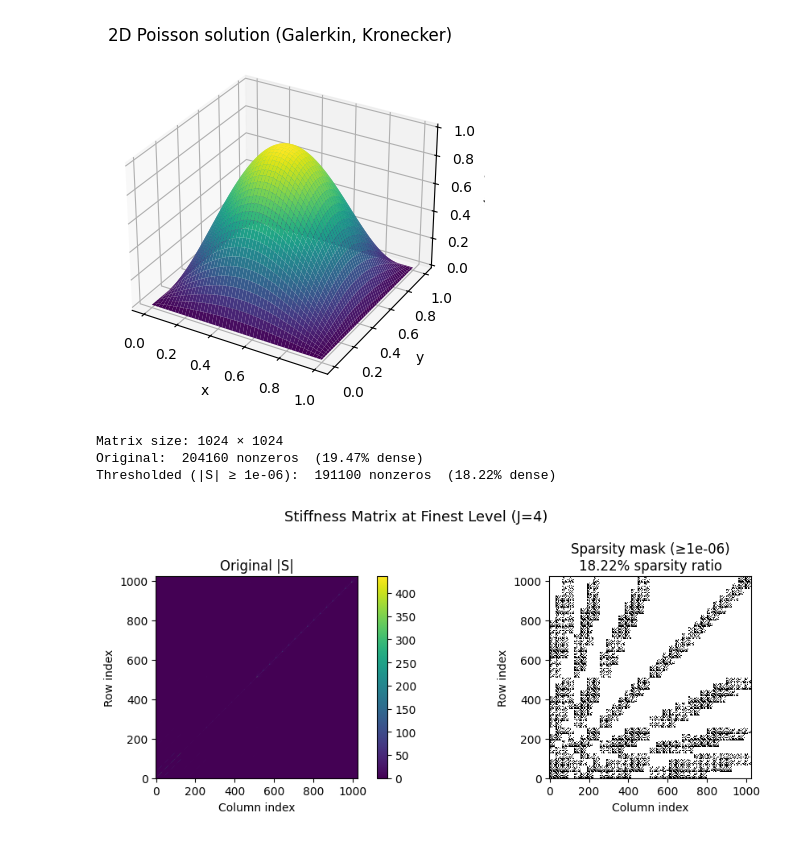
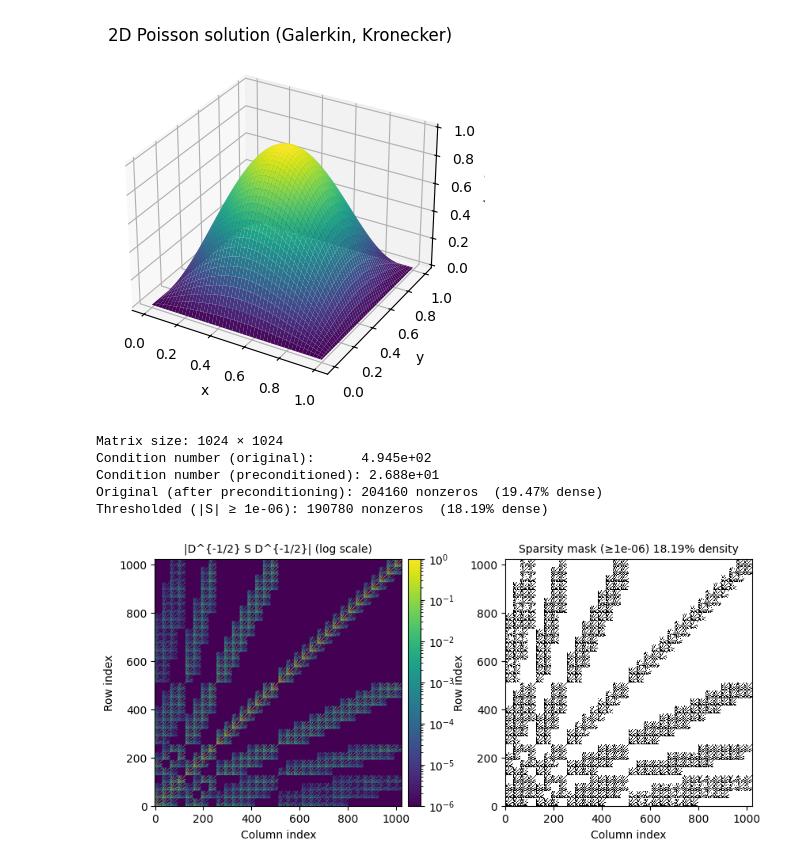
Before and after one commit to Rados420/Galerkin_solver3, a Jupyter notebook: demo_runs/poisson_problem_2d.ipynb, the cells around one changed output. Drawn from its saved outputs; the diff is of its cells as text; code cells hidden in the pictures.

Commit message:
Small adjustments in the notebooks

```diff
--- a/demo_runs/poisson_problem_2d.ipynb
+++ b/demo_runs/poisson_problem_2d.ipynb
@@ -100,7 +100,7 @@ def test_2d(
 
     return errors_H1, errors_L2, Ss, Ns, U_solutions
 # %%
-levels=[2,3,4]
+levels=[2,3,4,5,6]
 errors_H1, errors_L2, Ss, Ns, U_solutions=test_2d(levels,u_exact,u_exact_x,u_exact_y,f_rhs,)
 # %% [output]
 === Testing level 2 ===
@@ -134,50 +144,68 @@ plt.show()
 # %%
 import numpy as np
 import matplotlib.pyplot as plt
+from matplotlib.colors import LogNorm
 
-# take the last (finest) stiffness matrix
-S_last = Ss[-1]
+# --- Take last (finest) stiffness matrix ---
+S_last = Ss[2]
 
-# threshold value (tune as needed)
+# --- Precondition the matrix (D^{-1/2} S D^{-1/2}) ---
+D = np.diag(np.diag(S_last))
+D_inv_sqrt = np.diag(1.0 / np.sqrt(np.diag(D)))
+S_precond = D_inv_sqrt @ S_last @ D_inv_sqrt
+
+# --- Compute condition numbers ---
+cond_orig = np.linalg.cond(S_last)
+cond_precond = np.linalg.cond(S_precond)
+
+print(f"Matrix size: {S_last.shape[0]} × {S_last.shape[1]}")
+print(f"Condition number (original):      {cond_orig:.3e}")
+print(f"Condition number (preconditioned): {cond_precond:.3e}")
+
+# --- Threshold and sparsity stats ---
 threshold = 1e-6
-
-# absolute-value version and binary mask
-S_abs = np.abs(S_last)
+S_abs = np.abs(S_precond)  # visualize preconditioned version
 S_mask = (S_abs >= threshold).astype(float)
 
-# compute sparsity statistics
-n_total = S_last.size
+n_total = S_abs.size
 n_nz_orig = np.count_nonzero(S_abs)
 n_nz_mask = np.count_nonzero(S_mask)
-
 ratio_orig = 100 * n_nz_orig / n_total
 ratio_mask = 100 * n_nz_mask / n_total
 
-print(f"Matrix size: {S_last.shape[0]} × {S_last.shape[1]}")
-print(f"Original:  {n_nz_orig} nonzeros  ({ratio_orig:.2f}% dense)")
-print(f"Thresholded (|S| ≥ {threshold:g}):  {n_nz_mask} nonzeros  ({ratio_mask:.2f}% dense)")
+print(f"Original (after preconditioning): {n_nz_orig} nonzeros  ({ratio_orig:.2f}% dense)")
+print(f"Thresholded (|S| ≥ {threshold:g}): {n_nz_mask} nonzeros  ({ratio_mask:.2f}% dense)")
 
 # --- Plot ---
-fig, axes = plt.subplots(1, 2, figsize=(11, 4))
+fig, axes = plt.subplots(1, 2, figsize=(10, 4))
 
-# left: original absolute matrix
-im0 = axes[0].imshow(S_abs, cmap="viridis", origin="lower")
-axes[0].set_title(f"Original |S|")
+# left: log-scaled preconditioned matrix
+im0 = axes[0].imshow(
+    S_abs + 1e-16,
+    cmap="viridis",
+    norm=LogNorm(vmin=np.max(S_abs) * 1e-6, vmax=np.max(S_abs)),
+    origin="lower"
+)
+axes[0].set_title("|D^{-1/2} S D^{-1/2}| (log scale)", fontsize=10)
 axes[0].set_xlabel("Column index")
 axes[0].set_ylabel("Row index")
-fig.colorbar(im0, ax=axes[0], fraction=0.046)
+fig.colorbar(im0, ax=axes[0], fraction=0.046, pad=0.02)
 
 # right: thresholded binary sparsity pattern
 im1 = axes[1].imshow(S_mask, cmap="gray_r", origin="lower", interpolation="none")
-axes[1].set_title(f"Sparsity mask (≥{threshold:g})\n{ratio_mask:.2f}% sparsity ratio")
+axes[1].set_title(f"Sparsity mask (≥{threshold:g}) {ratio_mask:.2f}% density", fontsize=10)
 axes[1].set_xlabel("Column index")
 axes[1].set_ylabel("Row index")
 
-plt.suptitle(f"Stiffness Matrix at Finest Level (J={levels[-1]})", fontsize=13)
-plt.tight_layout()
+# --- Adjust spacing to bring plots closer ---
+plt.subplots_adjust(wspace=0.15, left=0.07, right=0.93, top=0.88, bottom=0.1)
+
+plt.savefig("stiffness_poisson.png", dpi=300, bbox_inches="tight")
 plt.show()
 # %% [output]
 Matrix size: 1024 × 1024
-Original:  204160 nonzeros  (19.47% dense)
-Thresholded (|S| ≥ 1e-06):  191100 nonzeros  (18.22% dense)
+Condition number (original):      4.945e+02
+Condition number (preconditioned): 2.688e+01
+Original (after preconditioning): 204160 nonzeros  (19.47% dense)
+Thresholded (|S| ≥ 1e-06): 190780 nonzeros  (18.19% dense)
-[figure, old version]
+[figure, new version]
```
Also changed, not shown: parts of 3 cells of this notebook, 2 other files.
